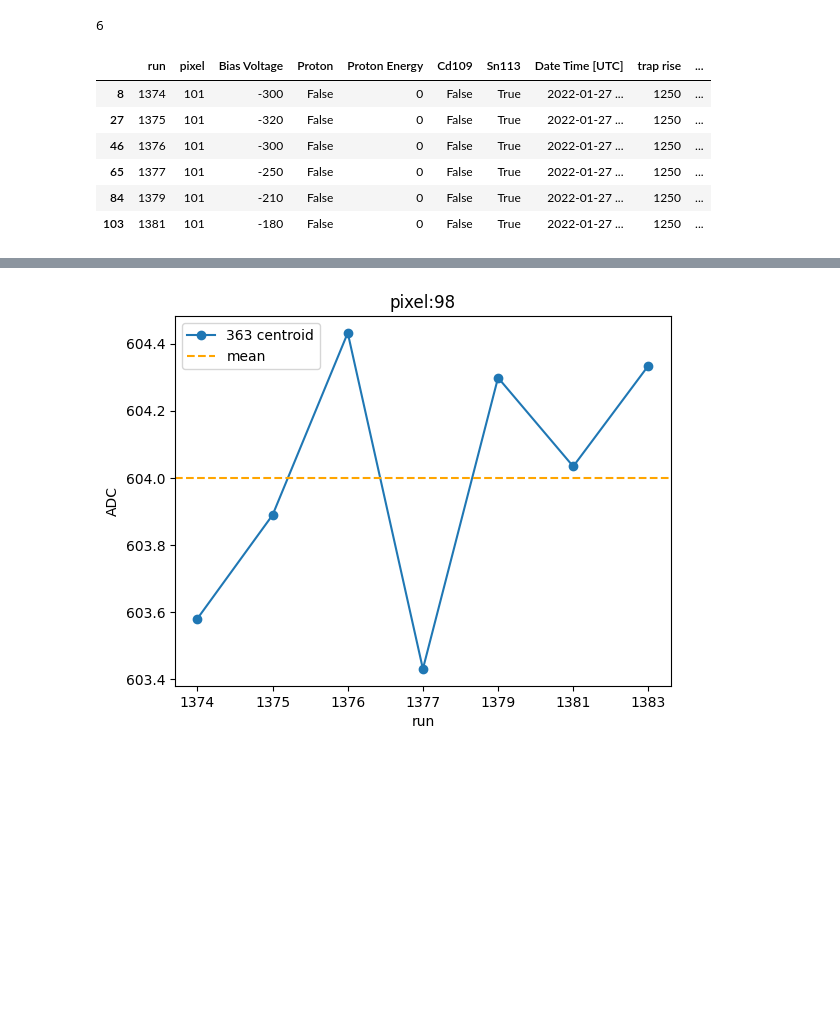
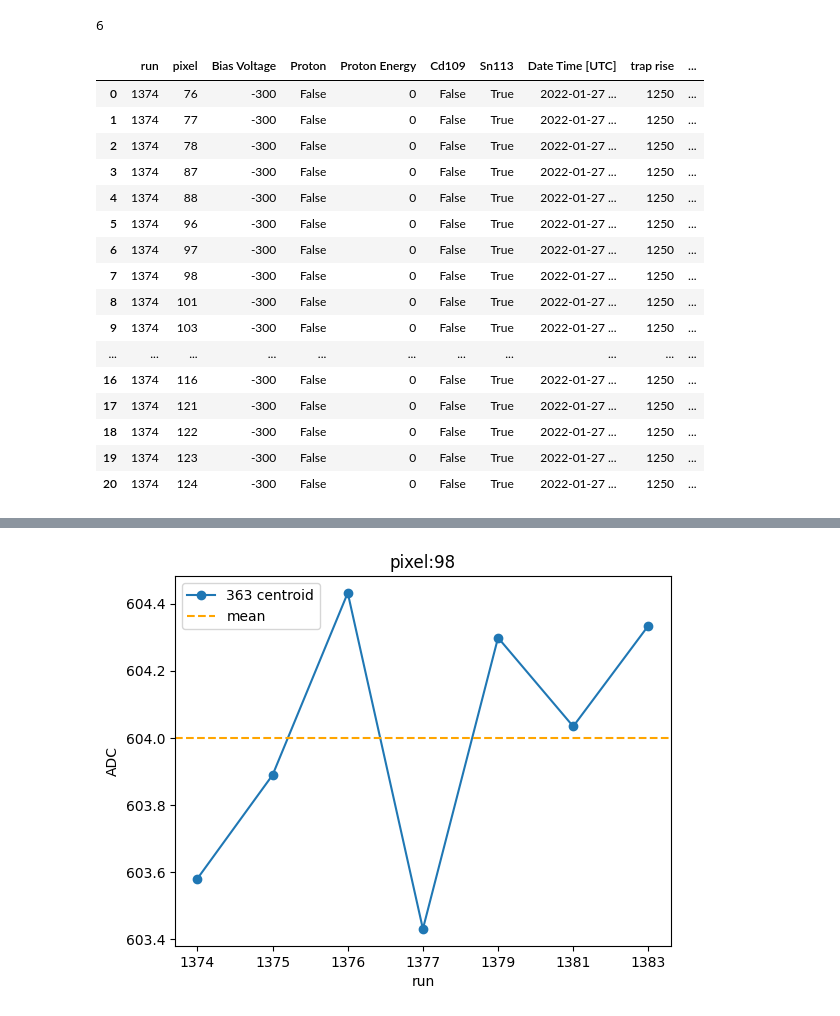
Before and after one commit to arlee-shelby/calibration, a Jupyter notebook: SnCalibration_pixelResults.ipynb, the cells around one changed output, grey strips where cells are left out. Cells and saved outputs as stored; diff of their text form; code cells hidden in the pictures; blank space fills up the shorter version.

```diff
--- a/SnCalibration_pixelResults.ipynb
+++ b/SnCalibration_pixelResults.ipynb
@@ -17,7 +17,7 @@ np.set_printoptions(threshold=sys.maxsize)
 # %%
 pd.set_option("display.max_colwidth", 15)
 # %%
-runs = [1374, 1375, 1376, 1377, 1379, 1381]
+runs = [1374, 1389, 1376, 1377, 1379, 1381]
         #1383, 1385, 1389]
 # runs = [1304]
 # %%
@@ -33,15 +33,25 @@ len(runs)
 # %% [output]
 6
 # %%
-dataAll[dataAll['pixel']==101]
+dataAll[dataAll['run']==1374]
 # %% [output]
 |  | run | pixel | Bias Voltage | Proton | Proton Energy | Cd109 | Sn113 | Date Time [UTC] | trap rise | ... |
+| 0 | 1374 | 76 | -300 | False | 0 | False | True | 2022-01-27 ... | 1250 | ... |
+| 1 | 1374 | 77 | -300 | False | 0 | False | True | 2022-01-27 ... | 1250 | ... |
+| 2 | 1374 | 78 | -300 | False | 0 | False | True | 2022-01-27 ... | 1250 | ... |
+| 3 | 1374 | 87 | -300 | False | 0 | False | True | 2022-01-27 ... | 1250 | ... |
+| 4 | 1374 | 88 | -300 | False | 0 | False | True | 2022-01-27 ... | 1250 | ... |
+| 5 | 1374 | 96 | -300 | False | 0 | False | True | 2022-01-27 ... | 1250 | ... |
+| 6 | 1374 | 97 | -300 | False | 0 | False | True | 2022-01-27 ... | 1250 | ... |
+| 7 | 1374 | 98 | -300 | False | 0 | False | True | 2022-01-27 ... | 1250 | ... |
 | 8 | 1374 | 101 | -300 | False | 0 | False | True | 2022-01-27 ... | 1250 | ... |
-| 27 | 1375 | 101 | -320 | False | 0 | False | True | 2022-01-27 ... | 1250 | ... |
-| 46 | 1376 | 101 | -300 | False | 0 | False | True | 2022-01-27 ... | 1250 | ... |
-| 65 | 1377 | 101 | -250 | False | 0 | False | True | 2022-01-27 ... | 1250 | ... |
-| 84 | 1379 | 101 | -210 | False | 0 | False | True | 2022-01-27 ... | 1250 | ... |
-| 103 | 1381 | 101 | -180 | False | 0 | False | True | 2022-01-27 ... | 1250 | ... |
+| 9 | 1374 | 103 | -300 | False | 0 | False | True | 2022-01-27 ... | 1250 | ... |
+| ... | ... | ... | ... | ... | ... | ... | ... | ... | ... | ... |
+| 16 | 1374 | 116 | -300 | False | 0 | False | True | 2022-01-27 ... | 1250 | ... |
+| 17 | 1374 | 121 | -300 | False | 0 | False | True | 2022-01-27 ... | 1250 | ... |
+| 18 | 1374 | 122 | -300 | False | 0 | False | True | 2022-01-27 ... | 1250 | ... |
+| 19 | 1374 | 123 | -300 | False | 0 | False | True | 2022-01-27 ... | 1250 | ... |
+| 20 | 1374 | 124 | -300 | False | 0 | False | True | 2022-01-27 ... | 1250 | ... |
 # %%
 nrows,ncols=7,3
 py.figure(figsize=(8*ncols,6*nrows))
```
Also changed, not shown: parts of 25 cells of this notebook, 4 other files.
